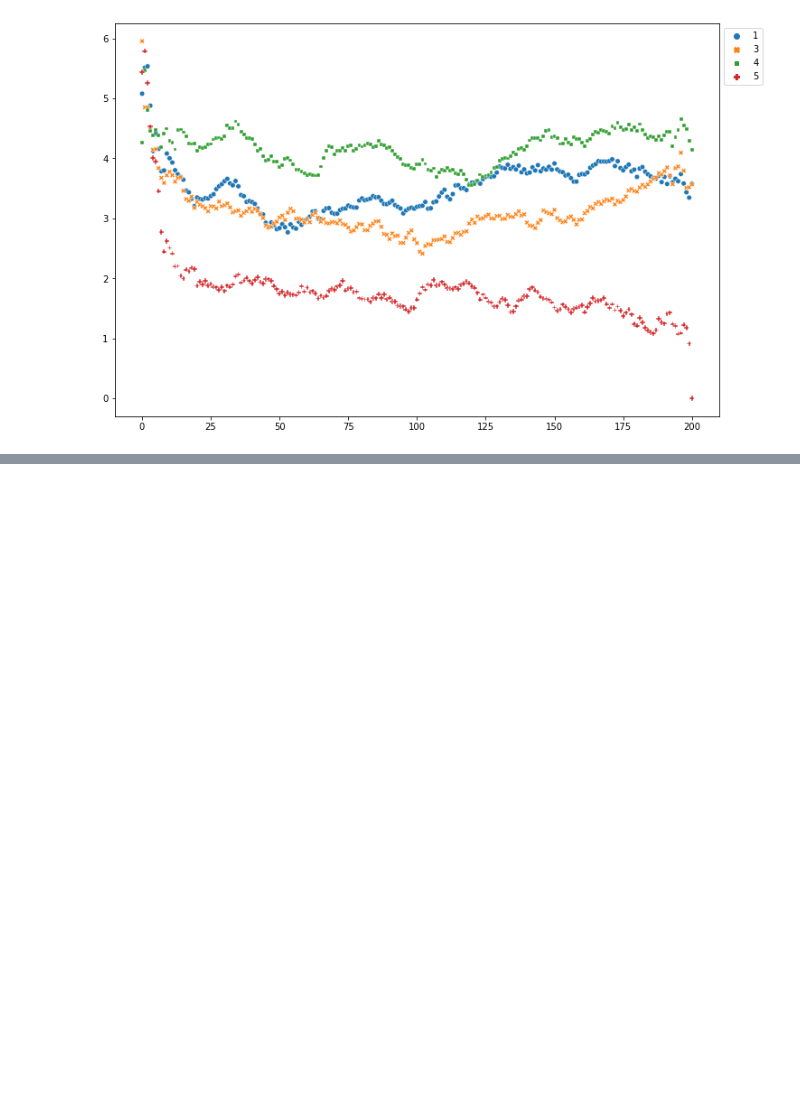
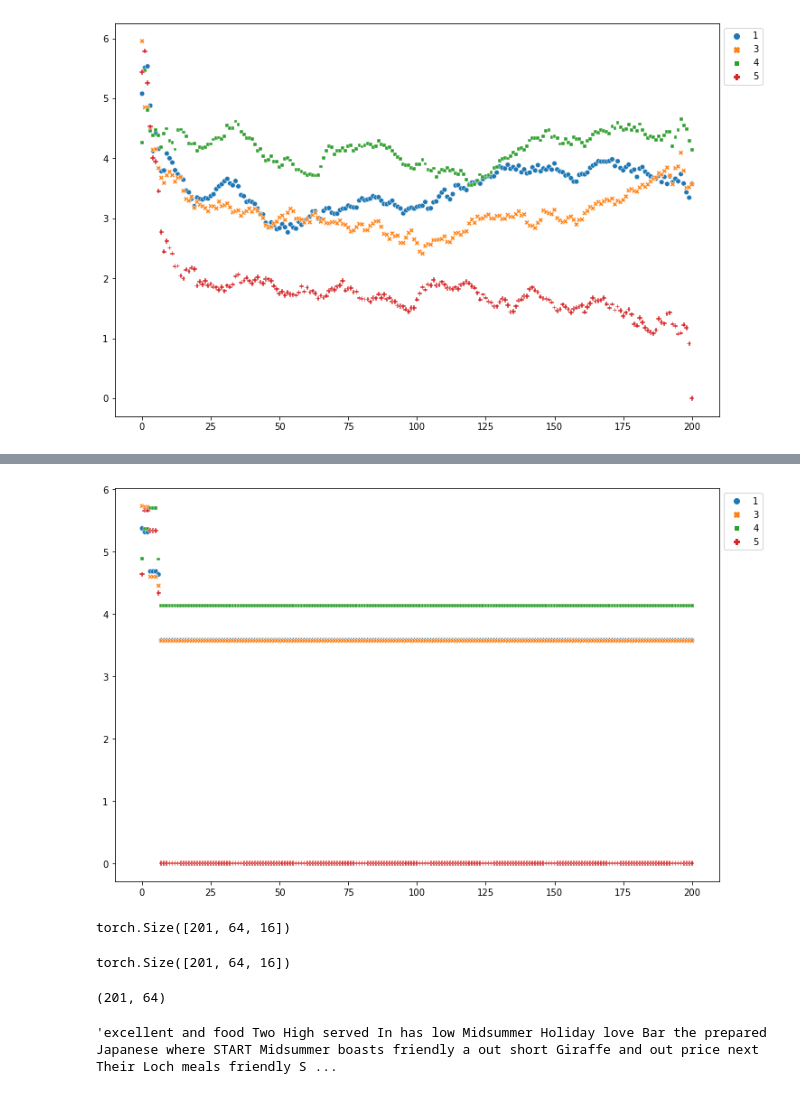
Before and after one commit to AmirZur/Diffusion-LM, a Jupyter notebook: transformers/examples/pytorch/language-modeling/playground.ipynb, the cells around one changed output, grey strips where cells are left out. Cells and saved outputs as stored; diff of their text form; code cells hidden in the pictures; blank space fills up the shorter version.

```diff
--- a/transformers/examples/pytorch/language-modeling/playground.ipynb
+++ b/transformers/examples/pytorch/language-modeling/playground.ipynb
@@ -362,3 +366,8 @@ ax = sns.scatterplot(data=plot_data, s=30)
 sns.move_legend(ax, "upper left", bbox_to_anchor=(1, 1))
 # %% [output]
 [figure]
+# %%
+clamped_sentence_tensors = torch.stack([
+    encode(decode(tensor.unsqueeze(0))[0].split()) for tensor in sentence_tensors
+])
+clamped_sentence_tensors.shape
@@ -364,0 +376,8 @@ sns.move_legend(ax, "upper left", bbox_to_anchor=(1, 1))
+# %%
+dist_to_alternatives = [
+    torch.cdist(clamped_sentence_tensors[i, index_5].unsqueeze(0), encoding_alternatives.unsqueeze(0)).squeeze(1).squeeze(0).tolist()
+    for i in range(clamped_sentence_tensors.size(0))
+]
+
+plot_data = pd.DataFrame(data=dist_to_alternatives, columns=alternatives)
+plot_data.head()
@@ -364,0 +391,16 @@ sns.move_legend(ax, "upper left", bbox_to_anchor=(1, 1))
+# %%
+fig = plt.gcf()
+
+fig.set_size_inches(12, 8)
+
+ax = sns.scatterplot(data=plot_data, s=30)
+sns.move_legend(ax, "upper left", bbox_to_anchor=(1, 1))
+# %% [output]
+[figure, added]
+# %%
+clamped_tensors_file = 'out_gen/diff_e2e-tgt_block_rand16_transformer_lr0.0001_0.0_2000_sqrt_Lsimple_h128_s2_d0.1_sd102_xstart_e2e.ema_0.9999_200000.pt.infill_control_tree_200_clamped.pt'
+clamped_tensors = torch.load(clamped_tensors_file, map_location=torch.device('cpu'))
+
+clamped_tensors.shape
+# %% [output]
+torch.Size([201, 64, 16])
@@ -364,0 +418,20 @@ sns.move_legend(ax, "upper left", bbox_to_anchor=(1, 1))
+# %%
+tensors_file = 'out_gen/diff_e2e-tgt_block_rand16_transformer_lr0.0001_0.0_2000_sqrt_Lsimple_h128_s2_d0.1_sd102_xstart_e2e.ema_0.9999_200000.pt.infill_control_tree_200_tensors.pt'
+tensors = torch.load(tensors_file, map_location=torch.device('cpu'))
+tensors = list(tensors.values())[0]
+tensors.shape
+# %% [output]
+torch.Size([201, 64, 16])
+# %%
+import json
+outputs_file = 'out_gen/diff_e2e-tgt_block_rand16_transformer_lr0.0001_0.0_2000_sqrt_Lsimple_h128_s2_d0.1_sd102_xstart_e2e.ema_0.9999_200000.pt.infill_control_tree_200.json'
+with open(outputs_file) as f:
+    outputs = json.load(f)
+outputs = list(outputs.values())[0]
+len(outputs), len(outputs[0].split())
+# %% [output]
+(201, 64)
+# %%
+outputs[0]
+# %% [output]
+'excellent and food Two High served In has low Midsummer Holiday love Bar the prepared Japanese where START Midsummer boasts friendly a out short Giraffe and out price next Their Loch meals friendly S ...
```
Also changed, not shown: parts of 24 cells of this notebook.
